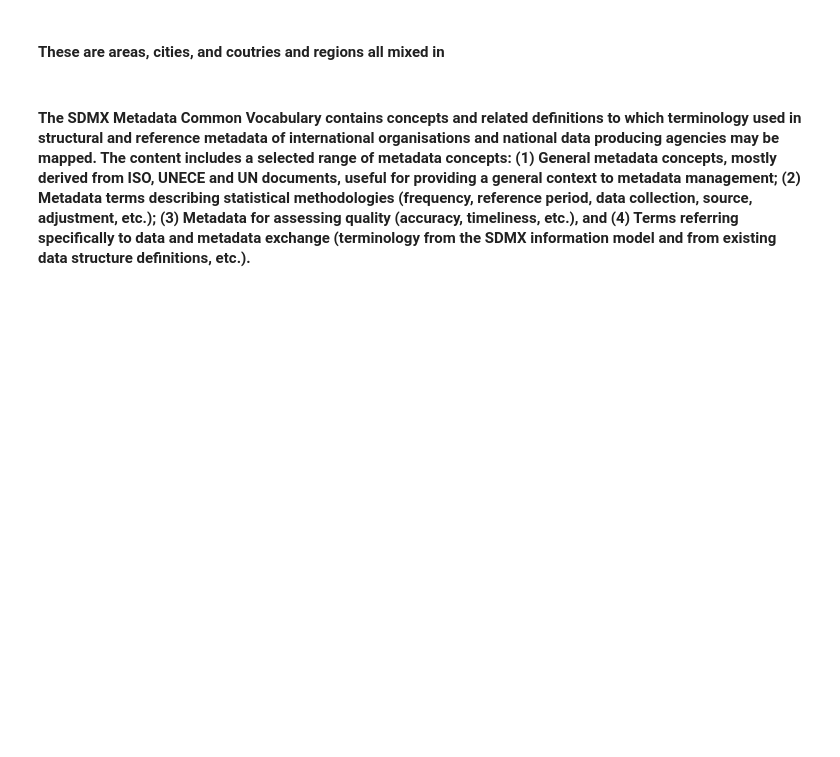
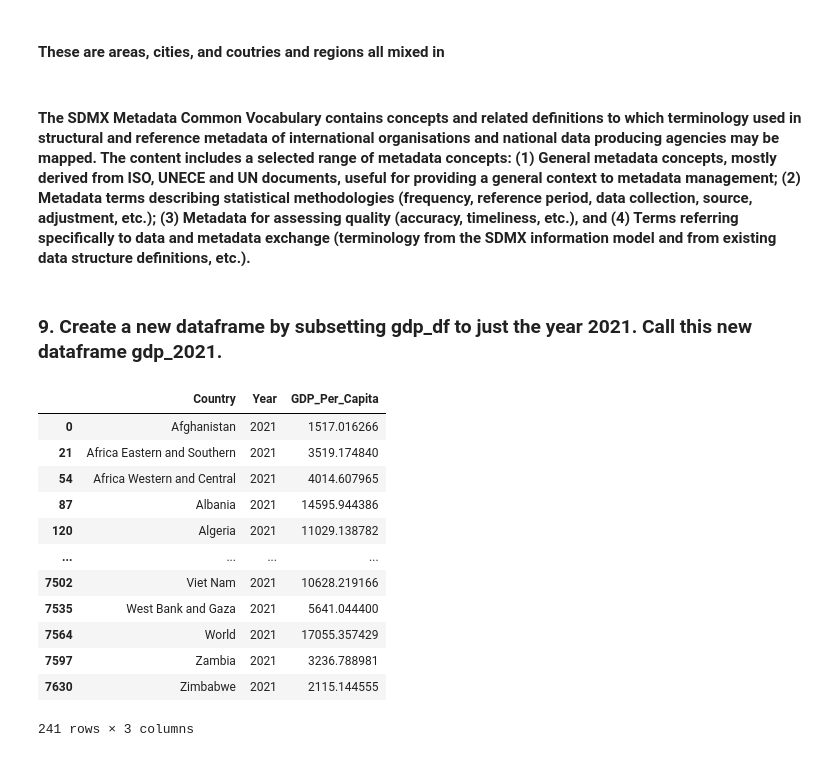
Before and after one commit to nss-data-science-cohort-8/un-exploration-catdgomez, a Jupyter notebook: notebooks/UN_Data_Exploration.ipynb, the cells around one changed output. Drawn from its saved outputs; the diff is of its cells as text; code cells hidden in the pictures; blank space fills up the shorter version.

```diff
--- a/notebooks/UN_Data_Exploration.ipynb
+++ b/notebooks/UN_Data_Exploration.ipynb
@@ -276,3 +276,22 @@ Name: count, dtype: int64
 #### These are areas, cities, and coutries and regions all mixed in
 # %% [markdown]
 #### The SDMX Metadata Common Vocabulary contains concepts and related definitions to which terminology used in structural and reference metadata of international organisations and national data producing agencies may be mapped. The content includes a selected range of metadata concepts: (1) General metadata concepts, mostly derived from ISO, UNECE and UN documents, useful for providing a general context to metadata management; (2) Metadata terms describing statistical methodologies (frequency, reference period, data collection, source, adjustment, etc.); (3) Metadata for assessing quality (accuracy, timeliness, etc.), and (4) Terms referring specifically to data and metadata exchange (terminology from the SDMX information model and from existing data structure definitions, etc.).
+# %% [markdown]
+### 9. Create a new dataframe by subsetting gdp_df to just the year 2021. Call this new dataframe gdp_2021.
+# %%
+gdp_2021 = gdp_df.loc[gdp_df['Year'] == '2021']
+gdp_2021
+# %% [output]
+|  | Country | Year | GDP_Per_Capita |
+| 0 | Afghanistan | 2021 | 1517.016266 |
+| 21 | Africa Eastern and Southern | 2021 | 3519.174840 |
+| 54 | Africa Western and Central | 2021 | 4014.607965 |
+| 87 | Albania | 2021 | 14595.944386 |
+| 120 | Algeria | 2021 | 11029.138782 |
+| ... | ... | ... | ... |
+| 7502 | Viet Nam | 2021 | 10628.219166 |
+| 7535 | West Bank and Gaza | 2021 | 5641.044400 |
+| 7564 | World | 2021 | 17055.357429 |
+| 7597 | Zambia | 2021 | 3236.788981 |
+| 7630 | Zimbabwe | 2021 | 2115.144555 |
+241 rows × 3 columns
```
